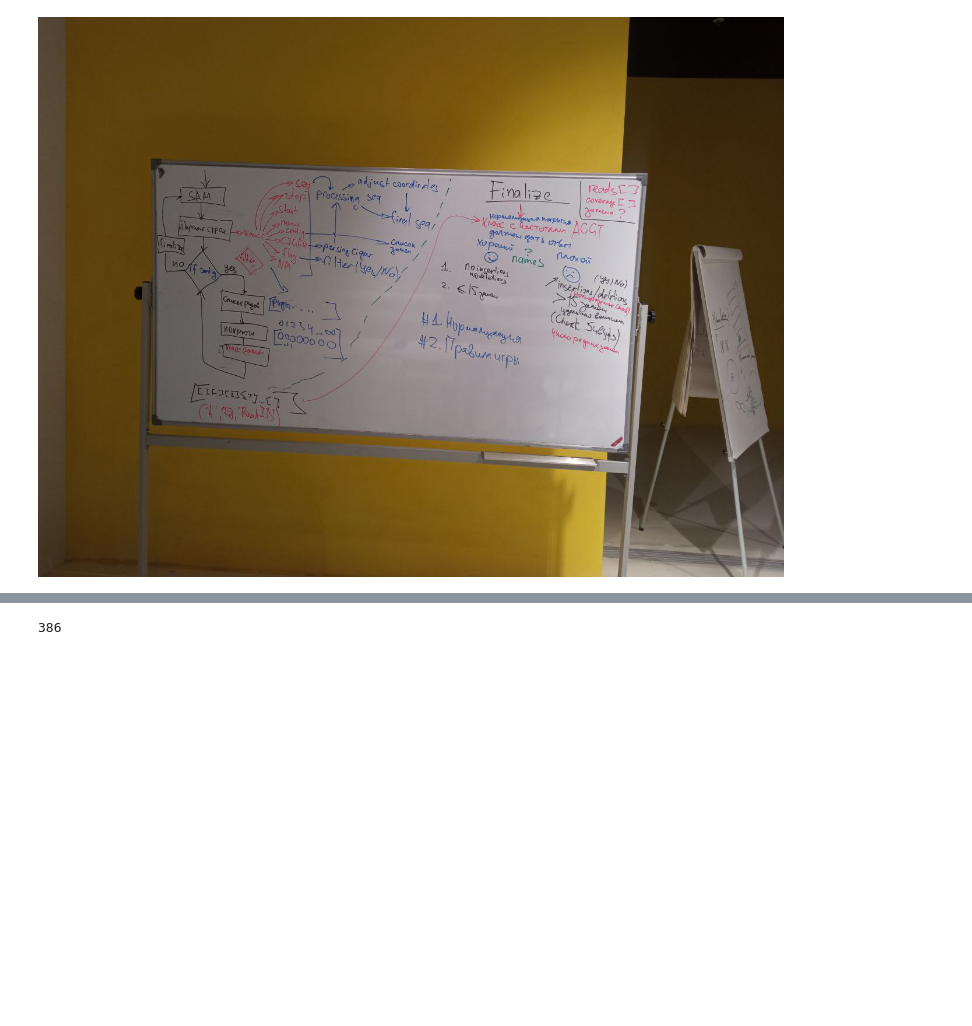
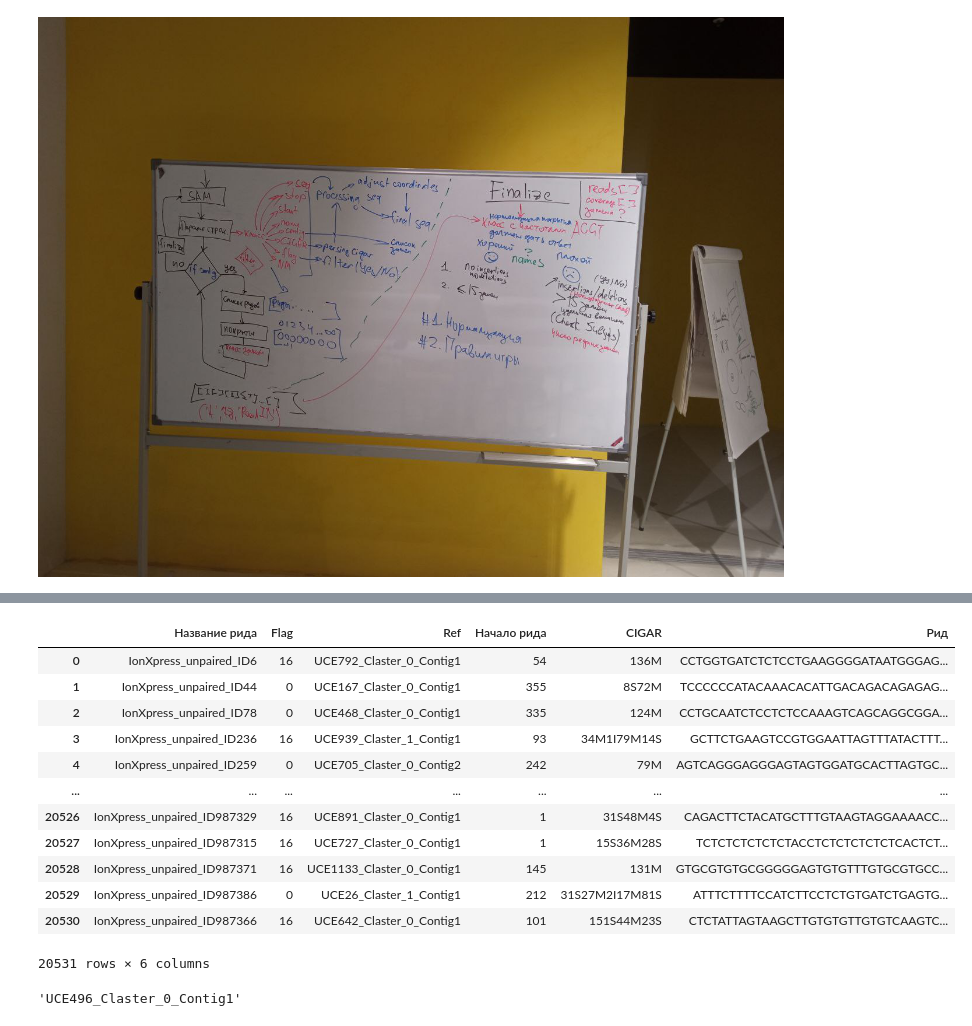
Before and after one commit to serlina1624/Sirius-master, a Jupyter notebook: парсер.ipynb, the cells around one changed output, grey strips where cells are left out. Drawn from its saved outputs; the diff is of its cells as text; code cells hidden in the pictures; blank space fills up the shorter version.

```diff
--- a/парсер.ipynb
+++ b/парсер.ipynb
@@ -69,5 +21 @@ for j in (set(data["Ref"])):
-# %%
-len(SAM_all) # совпадает с числом референсов
-# %% [output]
-386
 # %%
@@ -145,3 +92,30 @@ class SAM(object):
         new_seq = self.start * ' ' + seq
 
         return new_seq
+# %%
+curpath = os.path.abspath(os.path.curdir) # зафиксируем папку
+
+files_sam_list = [x for x in os.listdir(curpath) if x.startswith("cart_")] # endswith - кончается на (можно так сделать для начала)
+path_sam_list = [os.path.join(curpath, x) for x in files_sam_list] # сделали путь ко всем sam файлам
+
+# здесь будет цикл для перебора всех sam файлов
+data = pd.read_csv(path_sam_list[1], sep = '\t',header=None, usecols=[0,3,9,5,1,2], index_col = False)
+data.columns = ['Название рида','Flag','Ref','Начало рида', 'CIGAR','Рид']
+data = data.loc[data['Flag'] != 2048] # чистка по флагам
+data = data.loc[data['Flag'] != 2064]
+data = data.reset_index(drop=True)
+data
+# %% [output]
+|  | Название рида | Flag | Ref | Начало рида | CIGAR | Рид |
+| 0 | IonXpress_unpaired_ID6 | 16 | UCE792_Claster_0_Contig1 | 54 | 136M | CCTGGTGATCTCTCCTGAAGGGGATAATGGGAG... |
+| 1 | IonXpress_unpaired_ID44 | 0 | UCE167_Claster_0_Contig1 | 355 | 8S72M | TCCCCCCATACAAACACATTGACAGACAGAGAG... |
+| 2 | IonXpress_unpaired_ID78 | 0 | UCE468_Claster_0_Contig1 | 335 | 124M | CCTGCAATCTCCTCTCCAAAGTCAGCAGGCGGA... |
+| 3 | IonXpress_unpaired_ID236 | 16 | UCE939_Claster_1_Contig1 | 93 | 34M1I79M14S | GCTTCTGAAGTCCGTGGAATTAGTTTATACTTT... |
+| 4 | IonXpress_unpaired_ID259 | 0 | UCE705_Claster_0_Contig2 | 242 | 79M | AGTCAGGGAGGGAGTAGTGGATGCACTTAGTGC... |
+| ... | ... | ... | ... | ... | ... | ... |
+| 20526 | IonXpress_unpaired_ID987329 | 16 | UCE891_Claster_0_Contig1 | 1 | 31S48M4S | CAGACTTCTACATGCTTTGTAAGTAGGAAAACC... |
+| 20527 | IonXpress_unpaired_ID987315 | 16 | UCE727_Claster_0_Contig1 | 1 | 15S36M28S | TCTCTCTCTCTCTACCTCTCTCTCTCTCACTCT... |
+| 20528 | IonXpress_unpaired_ID987371 | 16 | UCE1133_Claster_0_Contig1 | 145 | 131M | GTGCGTGTGCGGGGGAGTGTGTTTGTGCGTGCC... |
+| 20529 | IonXpress_unpaired_ID987386 | 0 | UCE26_Claster_1_Contig1 | 212 | 31S27M2I17M81S | ATTTCTTTTCCATCTTCCTCTGTGATCTGAGTG... |
+| 20530 | IonXpress_unpaired_ID987366 | 16 | UCE642_Claster_0_Contig1 | 101 | 151S44M23S | CTCTATTAGTAAGCTTGTGTGTTGTGTCAAGTC... |
+20531 rows × 6 columns
@@ -147,0 +130,4 @@ class SAM(object):
+# %%
+ref
+# %% [output]
+'UCE496_Claster_0_Contig1'
```
Also changed, not shown: parts of 11 cells of this notebook, 3 other files.
